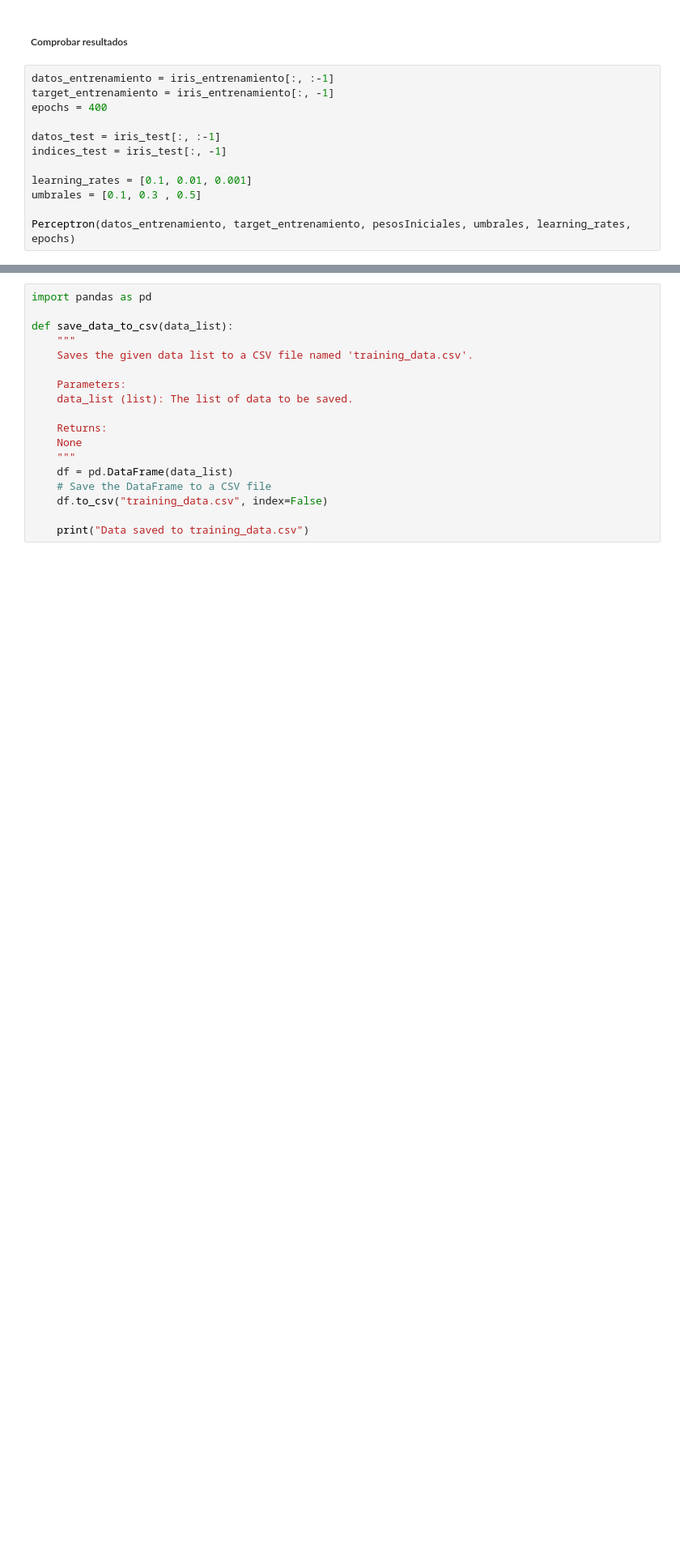
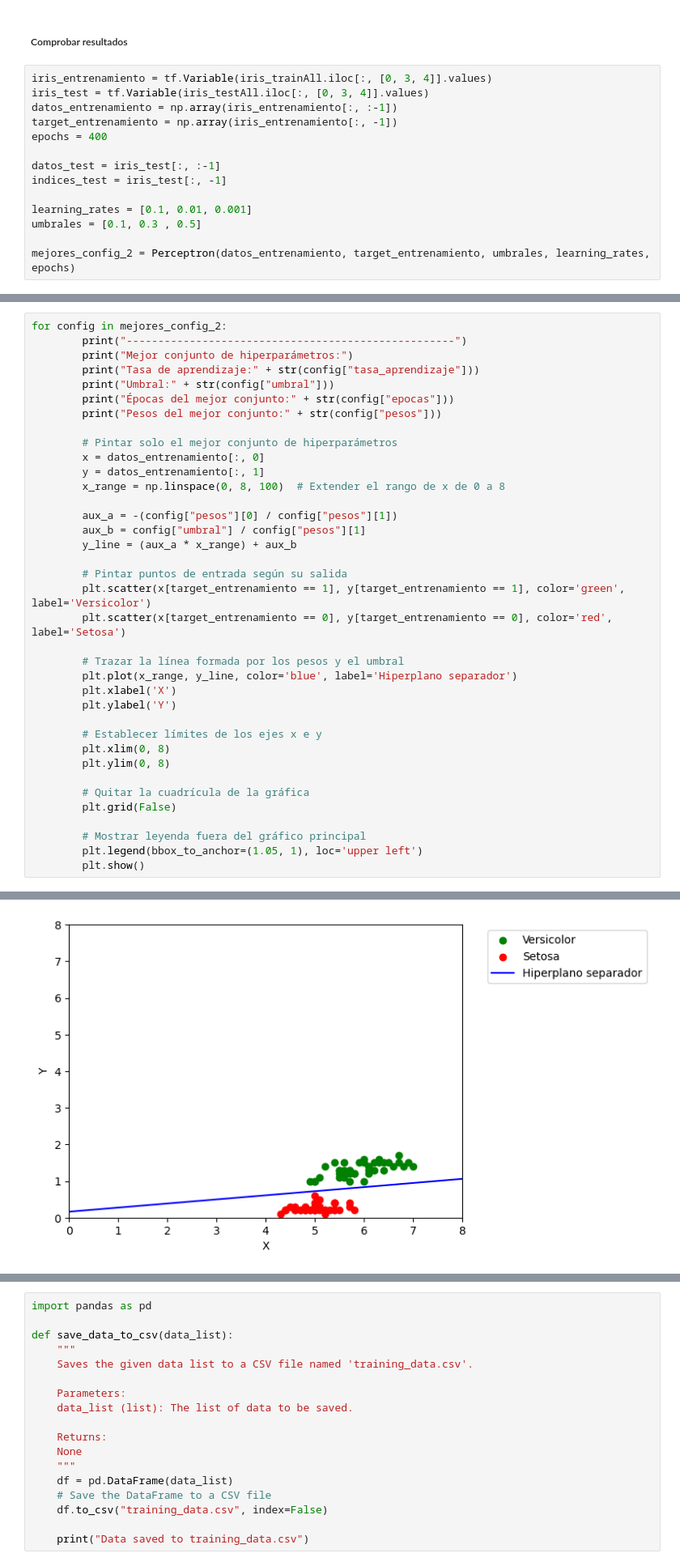
Before and after one commit to Cachaza/IA_LAB02_MLP, a Jupyter notebook: L2P1-Perceptron.ipynb, the cells around one changed output, grey strips where cells are left out. Shown at 81% size. Cells and saved outputs as stored; diff of their text form; blank space fills up the shorter version.

```diff
--- a/L2P1-Perceptron.ipynb
+++ b/L2P1-Perceptron.ipynb
@@ -224,8 +187,10 @@ def Perceptron(entradas, salidas, pesos, umbrales, tasa_aprendizaje, num_iteraci
 # %% [markdown]
 ##### Comprobar resultados
 # %%
-datos_entrenamiento = iris_entrenamiento[:, :-1]
-target_entrenamiento = iris_entrenamiento[:, -1]
+iris_entrenamiento = tf.Variable(iris_trainAll.iloc[:, [0, 3, 4]].values)
+iris_test = tf.Variable(iris_testAll.iloc[:, [0, 3, 4]].values)
+datos_entrenamiento = np.array(iris_entrenamiento[:, :-1])
+target_entrenamiento = np.array(iris_entrenamiento[:, -1])
 epochs = 400
 
 datos_test = iris_test[:, :-1]
@@ -234,4 +199,4 @@ indices_test = iris_test[:, -1]
 learning_rates = [0.1, 0.01, 0.001]
 umbrales = [0.1, 0.3 , 0.5]
 
-Perceptron(datos_entrenamiento, target_entrenamiento, pesosIniciales, umbrales, learning_rates, epochs)
+mejores_config_2 = Perceptron(datos_entrenamiento, target_entrenamiento, umbrales, learning_rates, epochs)
@@ -239,0 +203,38 @@ TypeError: Cannot convert 0 to EagerTensor of dtype bool
+# %%
+for config in mejores_config_2:
+        print("----------------------------------------------------")
+        print("Mejor conjunto de hiperparámetros:")
+        print("Tasa de aprendizaje:" + str(config["tasa_aprendizaje"]))
+        print("Umbral:" + str(config["umbral"]))
+        print("Épocas del mejor conjunto:" + str(config["epocas"]))
+        print("Pesos del mejor conjunto:" + str(config["pesos"]))
+
+        # Pintar solo el mejor conjunto de hiperparámetros
+        x = datos_entrenamiento[:, 0]
+        y = datos_entrenamiento[:, 1]
+        x_range = np.linspace(0, 8, 100)  # Extender el rango de x de 0 a 8
+
+        aux_a = -(config["pesos"][0] / config["pesos"][1])
+        aux_b = config["umbral"] / config["pesos"][1]
+        y_line = (aux_a * x_range) + aux_b
+
+        # Pintar puntos de entrada según su salida
+        plt.scatter(x[target_entrenamiento == 1], y[target_entrenamiento == 1], color='green', label='Versicolor')
+        plt.scatter(x[target_entrenamiento == 0], y[target_entrenamiento == 0], color='red', label='Setosa')
+
+        # Trazar la línea formada por los pesos y el umbral
+        plt.plot(x_range, y_line, color='blue', label='Hiperplano separador')
+        plt.xlabel('X')
+        plt.ylabel('Y')
+
+        # Establecer límites de los ejes x e y
+        plt.xlim(0, 8)
+        plt.ylim(0, 8)
+
+        # Quitar la cuadrícula de la gráfica
+        plt.grid(False)
+
+        # Mostrar leyenda fuera del gráfico principal
+        plt.legend(bbox_to_anchor=(1.05, 1), loc='upper left')
+        plt.show()
+# %% [output]
@@ -239,0 +247 @@ TypeError: Cannot convert 0 to EagerTensor of dtype bool
+[figure, added]
```
Also changed, not shown: parts of 23 cells of this notebook.
